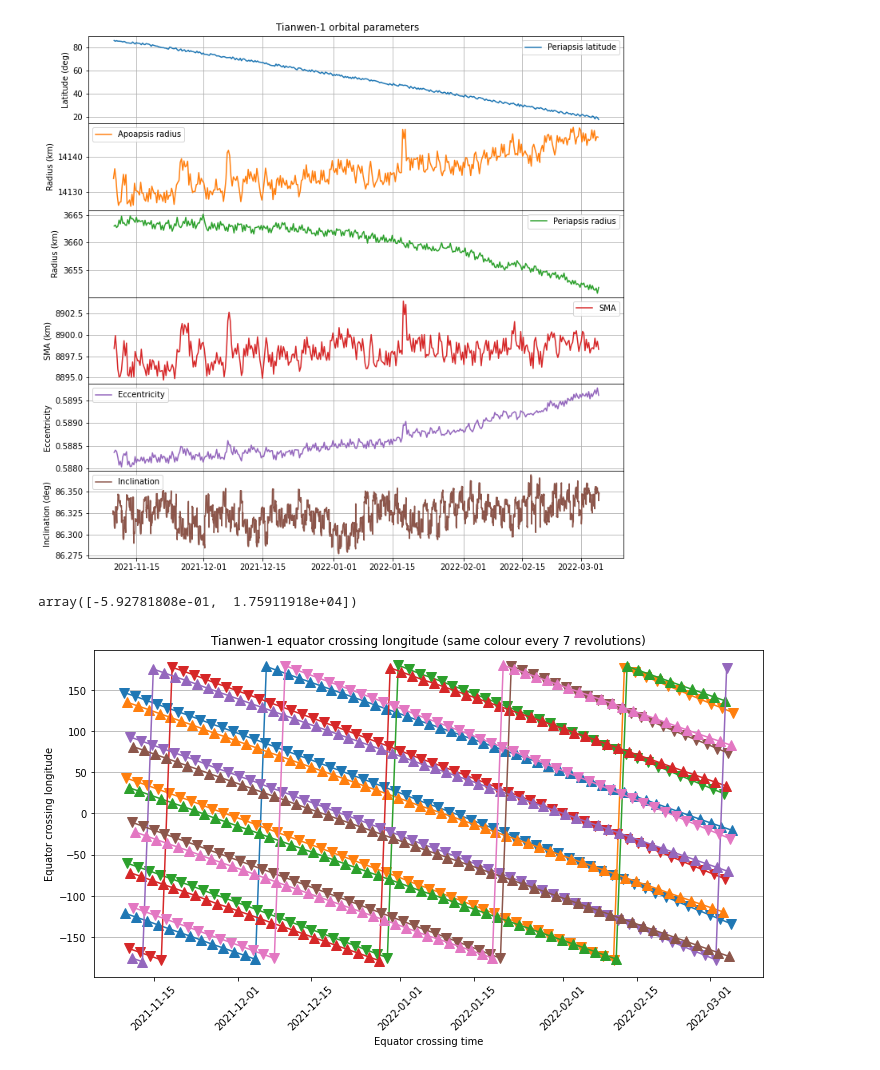
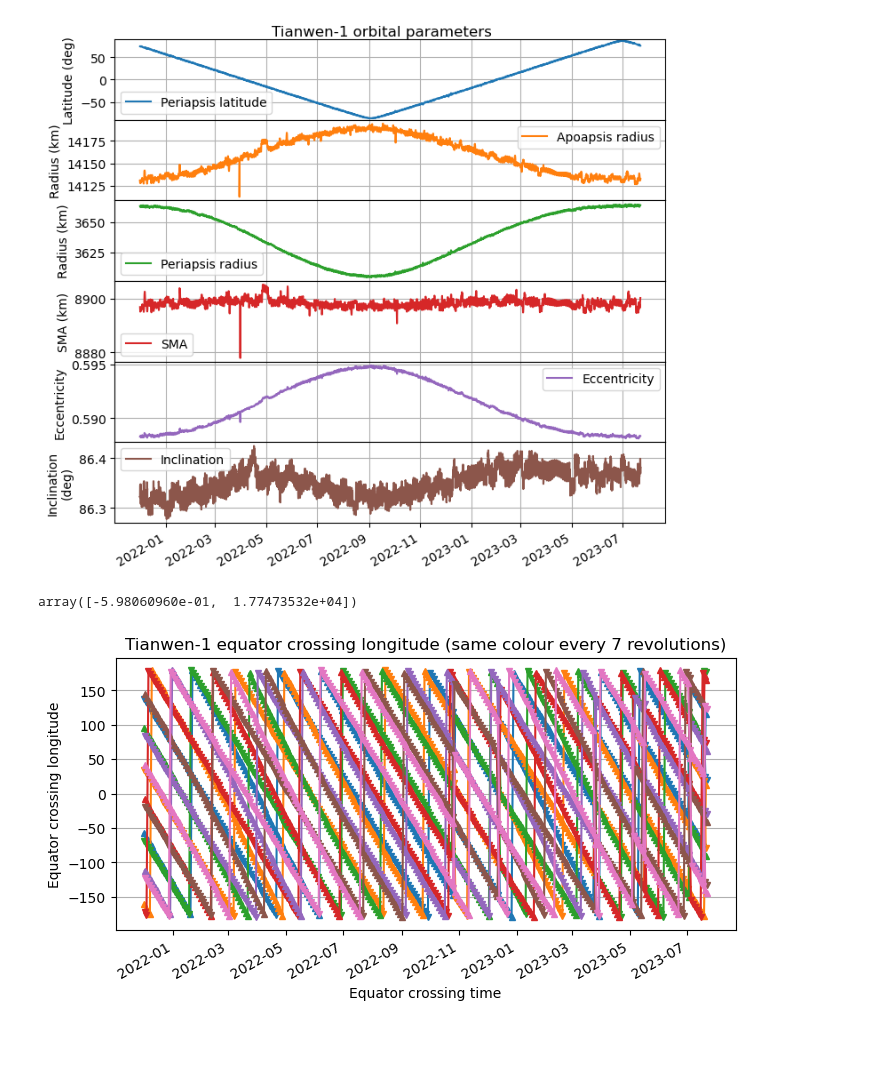
Before and after one commit to daniestevez/jupyter_notebooks, a Jupyter notebook: Tianwen/orbit/Tianwen-1 ground track - remote sensing orbit - long-term.ipynb, the cells around one changed output. Cells and saved outputs as stored; diff of their text form; code cells hidden in the pictures; blank space fills up the shorter version.

Commit message:
Update Tianwen-1 ground track

```diff
--- a/Tianwen/orbit/Tianwen-1 ground track - remote sensing orbit - long-term.ipynb
+++ b/Tianwen/orbit/Tianwen-1 ground track - remote sensing orbit - long-term.ipynb
@@ -53,22 +53,28 @@ rvOut = gmat.Rvector6()
 # %%
 def open_tm(path, sel = slice(None)):
     with open(path) as f:
-        tm_lines = f.readlines()[sel]
+        tm_lines = f.readlines()[1:]
     tm_t = np.array([epoch + np.timedelta64(int(a.split()[0].lstrip('[').rstrip(']'), 16) * 100, 'us')
             for a in tm_lines])
     tm_x = np.array([[float(x) for x in a.split()[3:]] for a in tm_lines])
     return tm_t, tm_x
 # %%
-tm_folder = pathlib.Path('../tm_state_vectors/')
+tm_folder = pathlib.Path('tianwnen-telemetry')
 
 # The [2:] here is used to skip 20211107 and 20211108
 tms = [open_tm(f) for f in
-       list(sorted(tm_folder.glob('202111*'))[2:])
-       + sorted(tm_folder.glob('202112*'))
-       + sorted(tm_folder.glob('2022*'))
+       list(sorted(tm_folder.glob('202111*202111*/*statevectors*txt'))[2:])
+        + sorted(tm_folder.glob('202112*/*statevectors*txt'))
+        + sorted(tm_folder.glob('2022*/*statevectors*txt'))
+        + sorted(tm_folder.glob('2023*/*statevectors*txt'))
       ]
-tm_t = np.concatenate([a[0] for a in tms])
-tm_x = np.concatenate([a[1] for a in tms])
+tm_t = np.concatenate([a[0] for a in tms if a[0].size])
+tm_x = np.concatenate([a[1] for a in tms if a[1].size])
+
+# remove invalid data
+invalid = np.sum(tm_x**2, axis=1) == 0
+tm_t = tm_t[~invalid]
+tm_x = tm_x[~invalid]
 
 mjds = Time(tm_t).jd - 2430000.0
 # %%
@@ -125,49 +131,51 @@ n = np.cross(x_prop[:, :3], x_prop[:, 3:])
 n /= np.sqrt(np.sum(n**2, axis=1))[:, np.newaxis]
 incl = np.rad2deg(np.arccos(n[:, 2]))
 # %%
-fig, axs = plt.subplots(6, 1, figsize = (12, 12), facecolor = 'w', sharex=True)
+fig, axs = plt.subplots(6, 1, figsize = (8, 8), facecolor = 'w', sharex=True)
 axs[0].plot(Time(t_prop[periapsis] + 2430000.0, format = 'jd').datetime,
             lat[periapsis], color='C0', label='Periapsis latitude')
 axs[0].set_ylabel('Latitude (deg)')
+axs[0].set_ylim((-90, 90))
 axs[1].plot(Time(t_prop[apoapsis] + 2430000.0, format = 'jd').datetime,
             r[apoapsis], color='C1', label='Apoapsis radius')
 axs[1].set_ylabel('Radius (km)')
 axs[2].plot(Time(t_prop[periapsis] + 2430000.0, format = 'jd').datetime,
             r[periapsis], color='C2', label='Periapsis radius')
 axs[2].set_ylabel('Radius (km)')
 axs[3].plot(Time(t_prop[periapsis] + 2430000.0, format = 'jd').datetime,
             sma, color='C3', label='SMA')
 axs[3].set_ylabel('SMA (km)')
 axs[4].plot(Time(t_prop[periapsis] + 2430000.0, format = 'jd').datetime,
             ecc, color='C4', label='Eccentricity')
 axs[4].set_ylabel('Eccentricity')
 axs[5].plot(Time(t_prop + 2430000.0, format = 'jd').datetime, incl,
             color='C5', label='Inclination')
-axs[5].set_ylabel('Inclination (deg)')
+axs[5].set_ylabel('Inclination\n(deg)')
 for ax in axs:
     ax.grid()
     ax.legend()
 plt.subplots_adjust(hspace=0)
-plt.suptitle('Tianwen-1 orbital parameters', y=0.9);
+plt.suptitle('Tianwen-1 orbital parameters', y=0.9)
+fig.autofmt_xdate();
 # %% [output]
-[figure, old version]
+[figure, new version]
 # %%
 # Rate of change of periapsis latitude in deg/day
-np.polyfit(t_prop[periapsis], lat[periapsis], 1)
+np.polyfit(t_prop[periapsis][:900], lat[periapsis][:900], 1)
 # %% [output]
-array([-5.92781808e-01,  1.75911918e+04])
+array([-5.98060960e-01,  1.77473532e+04])
 # %%
-plt.figure(figsize = (12,6), facecolor = 'w')
+plt.figure(figsize = (8, 4), facecolor = 'w')
 for j in range(14):
     color = j//2
     marker = 'v' if j % 2 == 0 else '^'
     plt.plot(Time(t_prop[equator][j::14] + 2430000.0, format = 'jd').datetime,
-             lon[equator[j::14]], marker + '-', markersize=10, color=f'C{color}',
+             lon[equator[j::14]], marker + '-', markersize=5, color=f'C{color}',
              label = 'Equator crossing longitude')
 plt.title('Tianwen-1 equator crossing longitude (same colour every 7 revolutions)')
 plt.ylabel('Equator crossing longitude')
 plt.xlabel('Equator crossing time')
 plt.grid(axis='y')
-plt.xticks(rotation=45);
+plt.gcf().autofmt_xdate();
 # %% [output]
-[figure, old version]
+[figure, new version]
```
Also changed, not shown: parts of 1 cell of this notebook.
